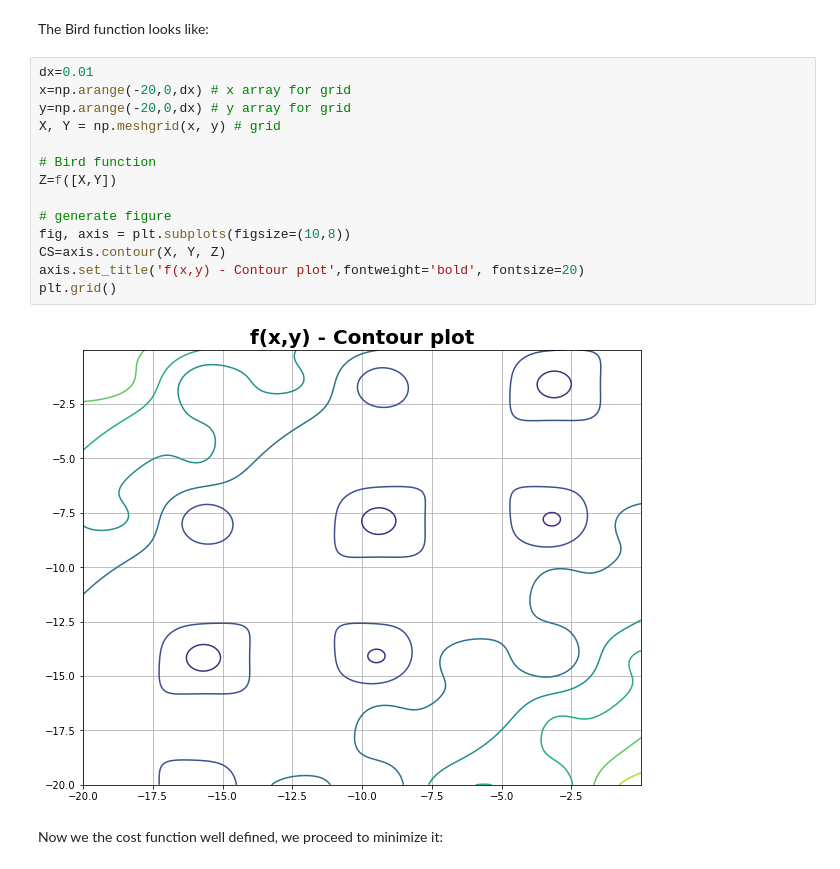
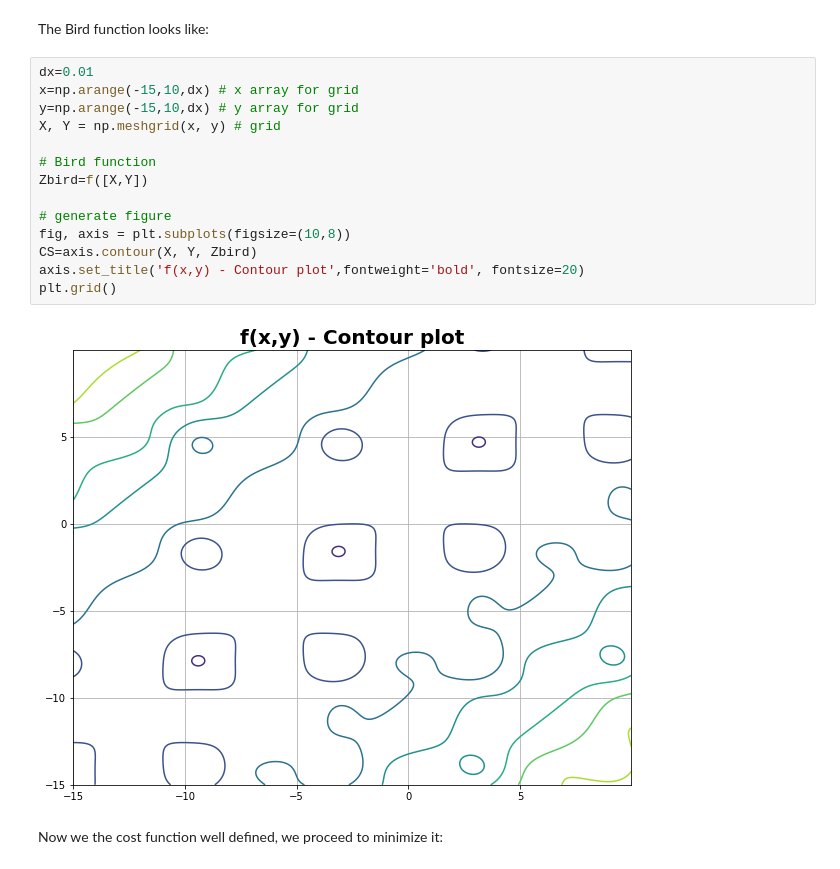
Before and after one commit to DarioSlaifsteinSk/OptMethdMA060002, a Jupyter notebook: Optimization_HW1.ipynb, the cells around one changed output. Drawn from its saved outputs; the diff is of its cells as text.

```diff
--- a/Optimization_HW1.ipynb
+++ b/Optimization_HW1.ipynb
@@ -221,19 +221,19 @@ def nelderMead(x0, f, alpha, gamma, beta ):
 The Bird function looks like:
 # %%
 dx=0.01
-x=np.arange(-20,0,dx) # x array for grid
-y=np.arange(-20,0,dx) # y array for grid
+x=np.arange(-15,10,dx) # x array for grid
+y=np.arange(-15,10,dx) # y array for grid
 X, Y = np.meshgrid(x, y) # grid
 
 # Bird function
-Z=f([X,Y])
+Zbird=f([X,Y])
 
 # generate figure
 fig, axis = plt.subplots(figsize=(10,8))
-CS=axis.contour(X, Y, Z)
+CS=axis.contour(X, Y, Zbird)
 axis.set_title('f(x,y) - Contour plot',fontweight='bold', fontsize=20)
 plt.grid()
 # %% [output]
-[figure, old version]
+[figure, new version]
 # %% [markdown]
 Now we the cost function well defined, we proceed to minimize it:
```
Also changed, not shown: parts of 17 cells of this notebook.
